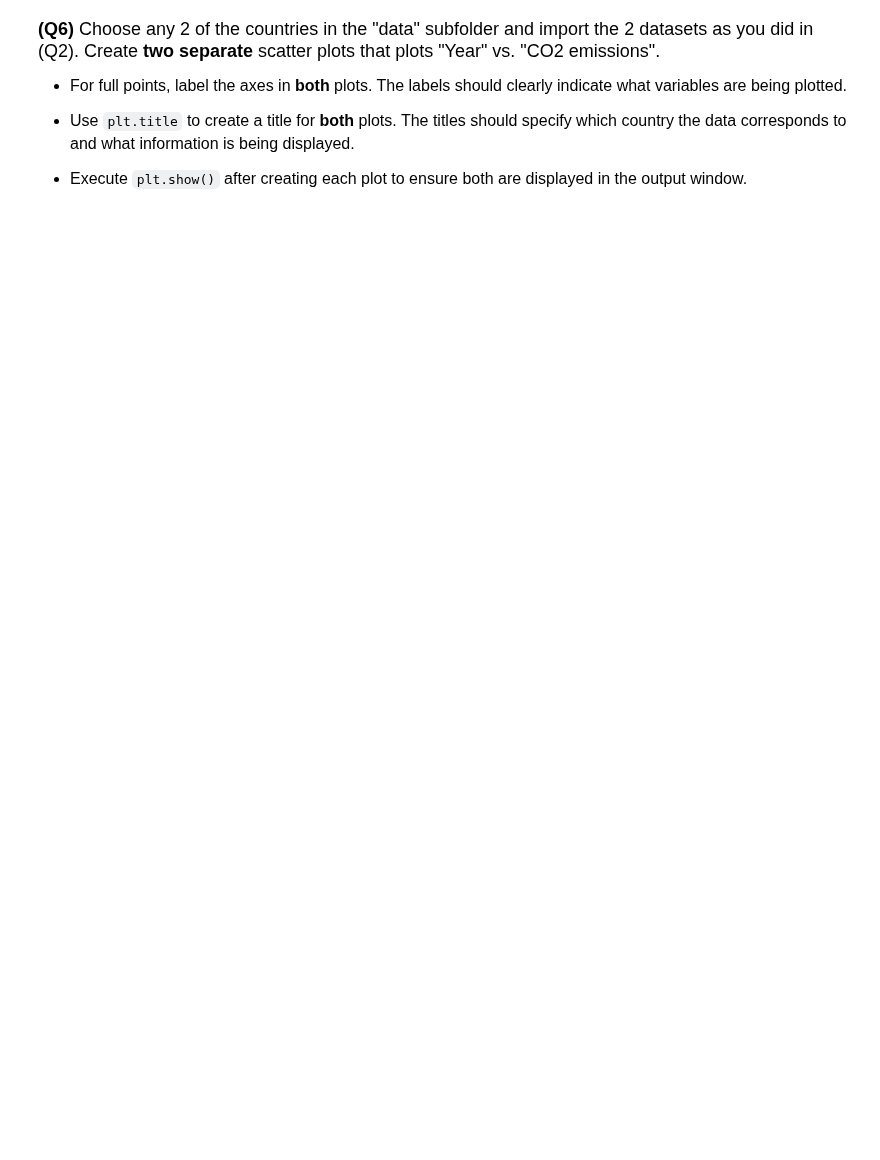
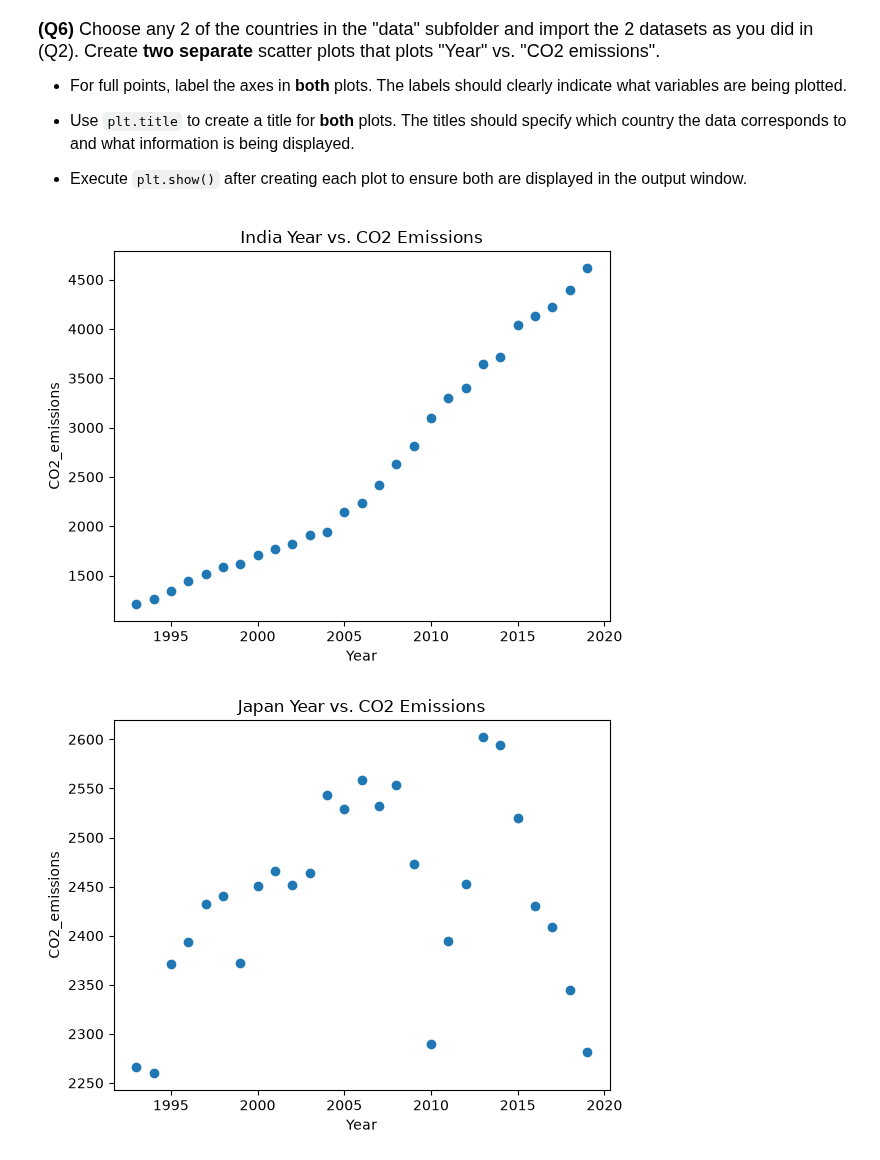
Before and after one commit to Mofinological78/datasci151fall2026, a Jupyter notebook: _assignments/assignment_2/Assignment2.ipynb, the cells around one changed output. Cells and saved outputs as stored; diff of their text form; code cells hidden in the pictures; blank space fills up the shorter version.

```diff
--- a/_assignments/assignment_2/Assignment2.ipynb
+++ b/_assignments/assignment_2/Assignment2.ipynb
@@ -118,0 +158,24 @@ us_emissions["CO2_emission"].describe()
+# %%
+# Write your answer
+
+india_emissions = pd.read_csv('data/india_emission.csv')
+japan_emissions = pd.read_csv('data/japan_emission.csv')
+
+plt.scatter(india_emissions["Year"],
+            india_emissions["CO2_emission"])
+plt.xlabel("Year")
+plt.ylabel("CO2_emissions")
+plt.title("India Year vs. CO2 Emissions")
+
+plt.show()
+
+plt.scatter(japan_emissions["Year"],
+            japan_emissions["CO2_emission"])
+plt.xlabel("Year")
+plt.ylabel("CO2_emissions")
+plt.title("Japan Year vs. CO2 Emissions")
+
+plt.show()
+# %% [output]
+[figure, added]
+[figure, added]
```
Also changed, not shown: parts of 8 cells of this notebook, 2 other files.
